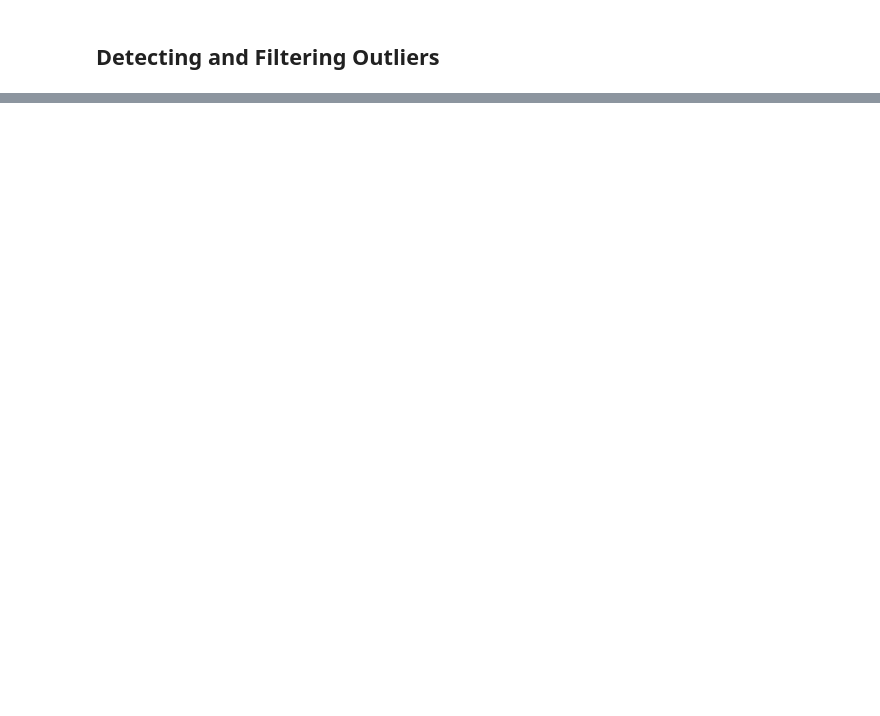
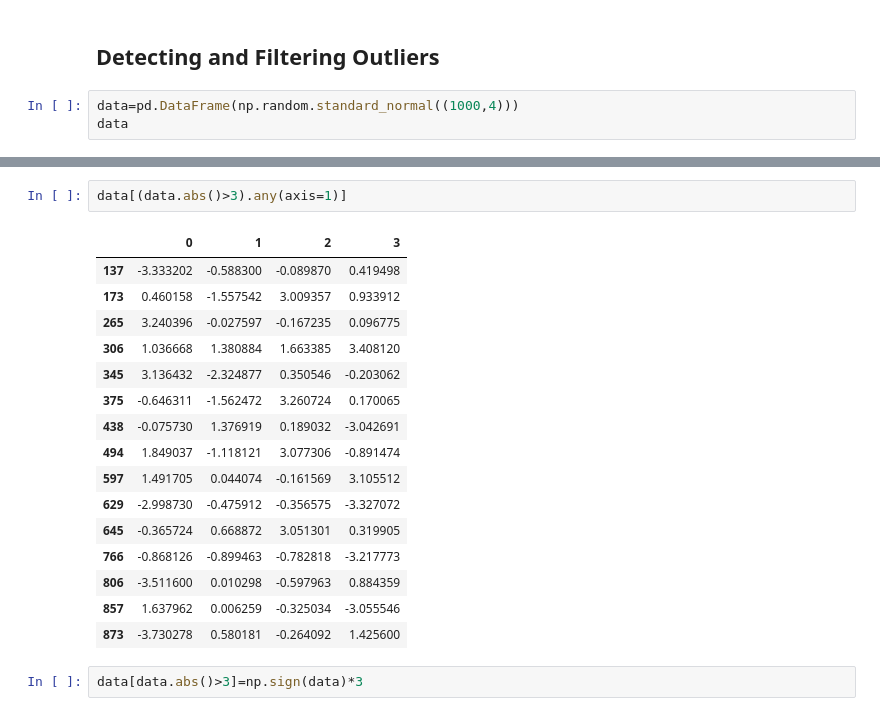
Before and after one commit to karimhbadr1/bookclub-py4da, a Jupyter notebook: Karim/Chapter07.ipynb, the cells around one changed output, grey strips where cells are left out. Saved outputs shown, nothing was run; the diff lists cells and outputs as text; blank space fills up the shorter version.

```diff
--- a/Karim/Chapter07.ipynb
+++ b/Karim/Chapter07.ipynb
@@ -604,3 +604,6 @@ pd.qcut(data,[0,0.1,0.5,0.9,1]).value_counts()
 dtype: int64
 # %% [markdown]
 ## Detecting and Filtering Outliers
+# %%
+data=pd.DataFrame(np.random.standard_normal((1000,4)))
+data
@@ -606,0 +653,21 @@ dtype: int64
+# %%
+data[(data.abs()>3).any(axis=1)]
+# %% [output]
+|  | 0 | 1 | 2 | 3 |
+| 137 | -3.333202 | -0.588300 | -0.089870 | 0.419498 |
+| 173 | 0.460158 | -1.557542 | 3.009357 | 0.933912 |
+| 265 | 3.240396 | -0.027597 | -0.167235 | 0.096775 |
+| 306 | 1.036668 | 1.380884 | 1.663385 | 3.408120 |
+| 345 | 3.136432 | -2.324877 | 0.350546 | -0.203062 |
+| 375 | -0.646311 | -1.562472 | 3.260724 | 0.170065 |
+| 438 | -0.075730 | 1.376919 | 0.189032 | -3.042691 |
+| 494 | 1.849037 | -1.118121 | 3.077306 | -0.891474 |
+| 597 | 1.491705 | 0.044074 | -0.161569 | 3.105512 |
+| 629 | -2.998730 | -0.475912 | -0.356575 | -3.327072 |
+| 645 | -0.365724 | 0.668872 | 3.051301 | 0.319905 |
+| 766 | -0.868126 | -0.899463 | -0.782818 | -3.217773 |
+| 806 | -3.511600 | 0.010298 | -0.597963 | 0.884359 |
+| 857 | 1.637962 | 0.006259 | -0.325034 | -3.055546 |
+| 873 | -3.730278 | 0.580181 | -0.264092 | 1.425600 |
+# %%
+data[data.abs()>3]=np.sign(data)*3
```
Also changed, not shown: parts of 37 cells of this notebook.
